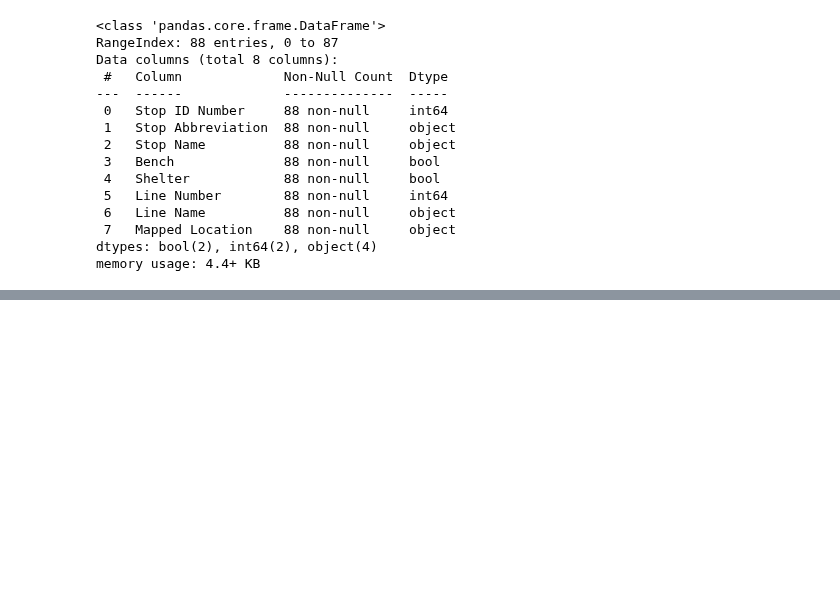
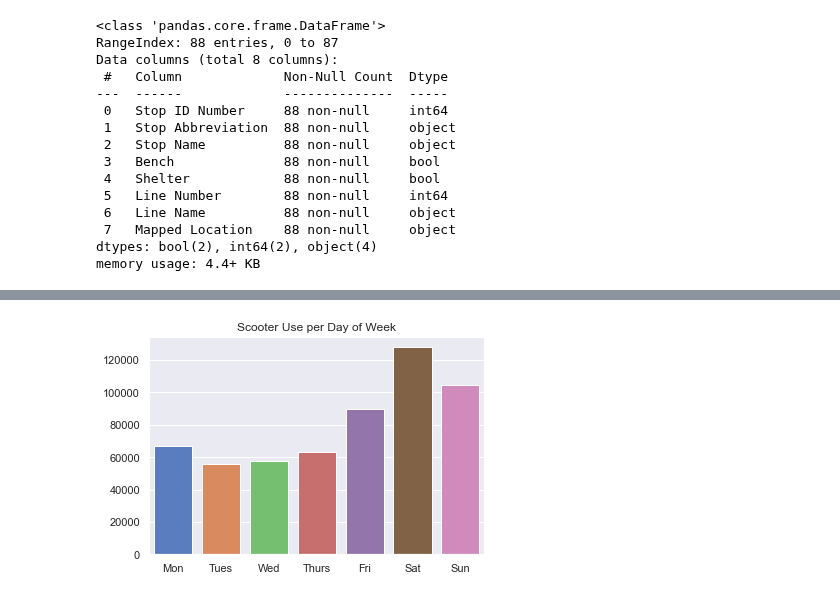
Before and after one commit to NSS-Data-Analytics-Cohort-10/scooters-group-2, a Jupyter notebook: notebooks/scooters.ipynb, the cells around one changed output, grey strips where cells are left out. Saved outputs shown, nothing was run; the diff lists cells and outputs as text; code cells hidden in the pictures; blank space fills up the shorter version.

Commit message:
hours and weekdays

```diff
--- a/notebooks/scooters.ipynb
+++ b/notebooks/scooters.ipynb
@@ -593,0 +603,9 @@ memory usage: 4.4+ KB
+# %%
+query_timestamp = '''
+SELECT pubtimestamp
+FROM trips
+
+
+'''
+
+timestamp = pd.read_sql(query_timestamp, con = engine)
@@ -593,0 +623,3 @@ memory usage: 4.4+ KB
+# %%
+#accidents['month'] = accidents['Date and Time'].dt.month
+timestamp['day'] = timestamp['pubtimestamp'].dt.weekday
@@ -593,0 +635,2 @@ memory usage: 4.4+ KB
+# %%
+grouped_ts = timestamp.groupby('day').agg('count')
@@ -593,0 +649,2 @@ memory usage: 4.4+ KB
+# %%
+grouped_ts.reset_index(inplace=True)
@@ -593,0 +653,11 @@ memory usage: 4.4+ KB
+# %%
+ax = sns.barplot(data=grouped_ts, x='day', y='pubtimestamp')
+
+ax.set_xticklabels(['Mon', 'Tues', 'Wed', 'Thurs', 'Fri', 'Sat', 'Sun'])
+plt.title('Scooter Use per Day of Week')
+ax.set(xlabel=None)
+ax.set(ylabel=None)
+
+plt.savefig('Scooter Use per Day of Week')
+# %% [output]
+[figure, added]
```
Also changed, not shown: parts of 11 cells of this notebook, 3 other files.
